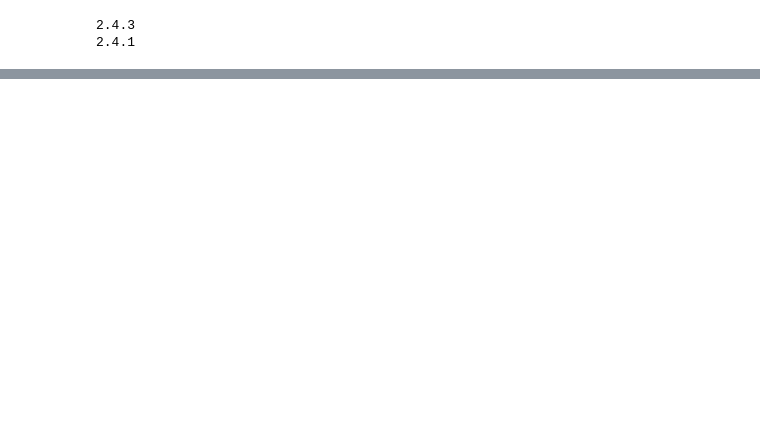
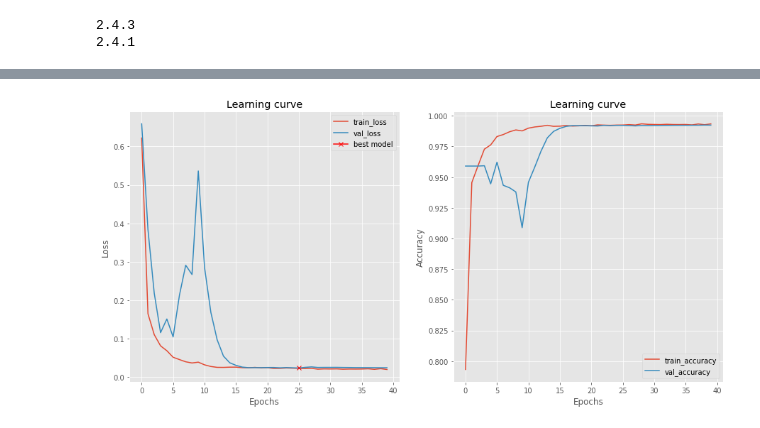
Before and after one commit to erikycd/Heart_segmentation, a Jupyter notebook: colab/UNET_pretrained_multiclass-Git.ipynb, the cells around one changed output, grey strips where cells are left out. Cells and saved outputs as stored; diff of their text form; code cells hidden in the pictures; blank space fills up the shorter version.

```diff
--- a/colab/UNET_pretrained_multiclass-Git.ipynb
+++ b/colab/UNET_pretrained_multiclass-Git.ipynb
@@ -676,0 +329,21 @@ visualize(X_test , predicted_mask)
+# %%
+plt.figure(figsize=(15,7))
+
+plt.subplot(1,2,1)
+plt.title("Learning curve")
+plt.plot(results.history["loss"], label="train_loss")
+plt.plot(results.history["val_loss"], label="val_loss")
+plt.plot( np.argmin(results.history["val_loss"]), np.min(results.history["val_loss"]), marker="x", color="r", label="best model")
+plt.xlabel("Epochs")
+plt.ylabel("Loss")
+plt.legend();
+
+plt.subplot(1,2,2)
+plt.title("Learning curve")
+plt.plot(results.history['sparse_categorical_accuracy'], label='train_accuracy')
+plt.plot(results.history['val_sparse_categorical_accuracy'], label= 'val_accuracy')
+plt.xlabel('Epochs')
+plt.ylabel('Accuracy')
+plt.legend();
+# %% [output]
+[figure, added]
```
Also changed, not shown: parts of 38 cells of this notebook.
